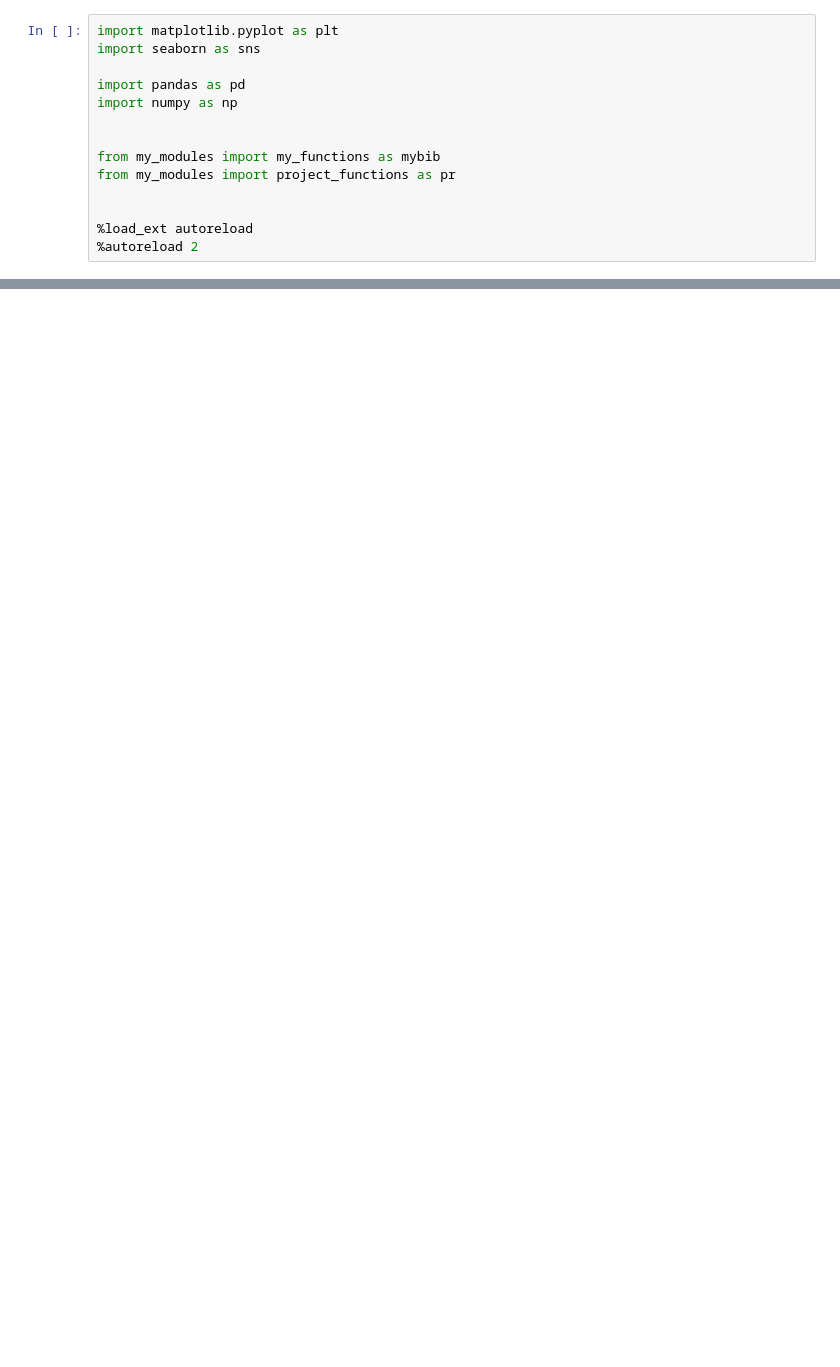
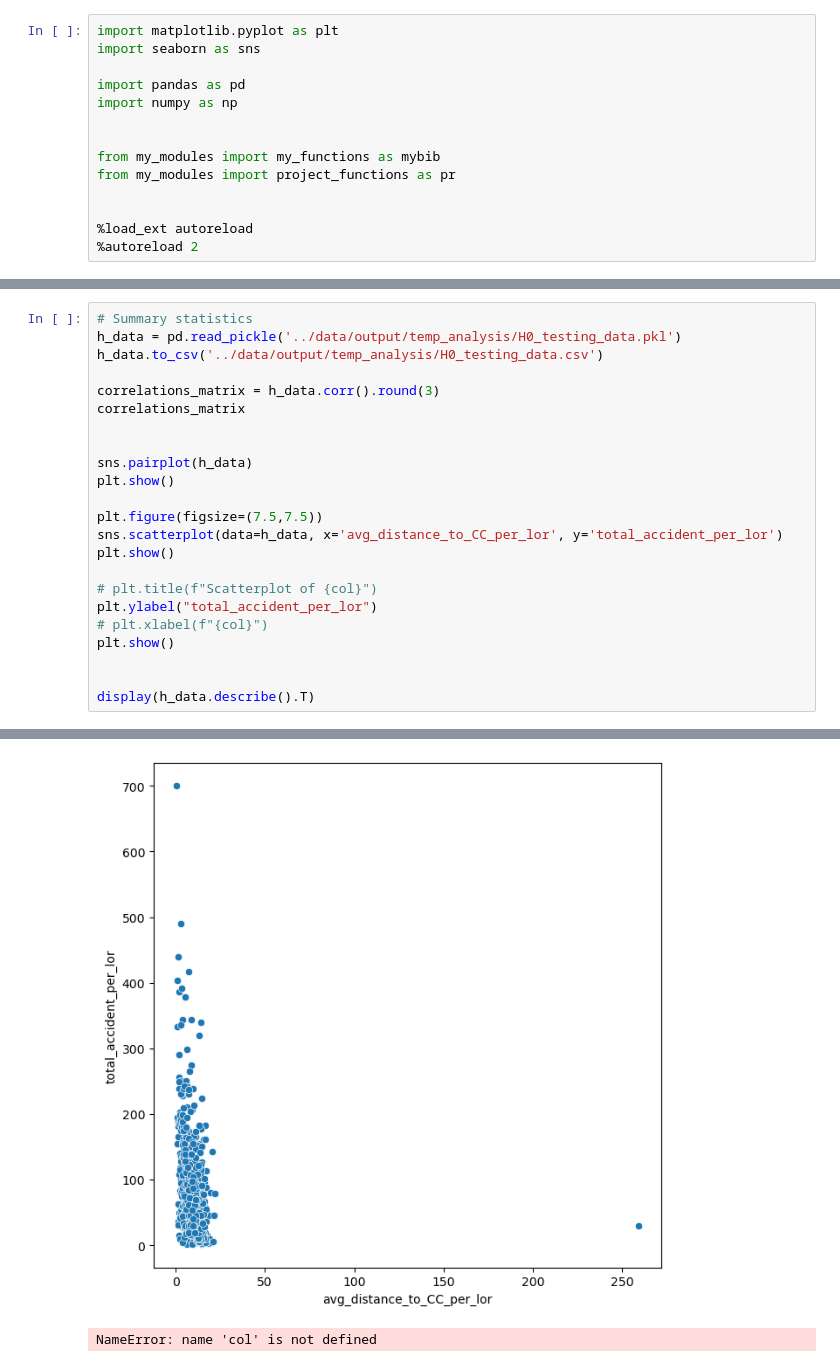
Before and after one commit to domenicsawatzki/IH_project_mid-term, a Jupyter notebook: src/3_hypothesis_testing.ipynb, the cells around one changed output, grey strips where cells are left out. Saved outputs shown, nothing was run; the diff lists cells and outputs as text; blank space fills up the shorter version.

Commit message:
Finished Hypothesis testing

```diff
--- a/src/3_hypothesis_testing.ipynb
+++ b/src/3_hypothesis_testing.ipynb
@@ -30,0 +15,24 @@ display(summary_stats)
+# %%
+# Summary statistics
+h_data = pd.read_pickle('../data/output/temp_analysis/H0_testing_data.pkl')
+h_data.to_csv('../data/output/temp_analysis/H0_testing_data.csv')
+
+correlations_matrix = h_data.corr().round(3)
+correlations_matrix
+
+
+sns.pairplot(h_data)
+plt.show()
+
+plt.figure(figsize=(7.5,7.5))
+sns.scatterplot(data=h_data, x='avg_distance_to_CC_per_lor', y='total_accident_per_lor')
+plt.show()
+
+# plt.title(f"Scatterplot of {col}")
+plt.ylabel("total_accident_per_lor")
+# plt.xlabel(f"{col}")
+plt.show()
+
+
+display(h_data.describe().T)
+# %% [output]
@@ -30,0 +40,2 @@ display(summary_stats)
+[figure, added]
+NameError: name 'col' is not defined
```
Also changed, not shown: parts of 4 cells of this notebook, 8 other files.
